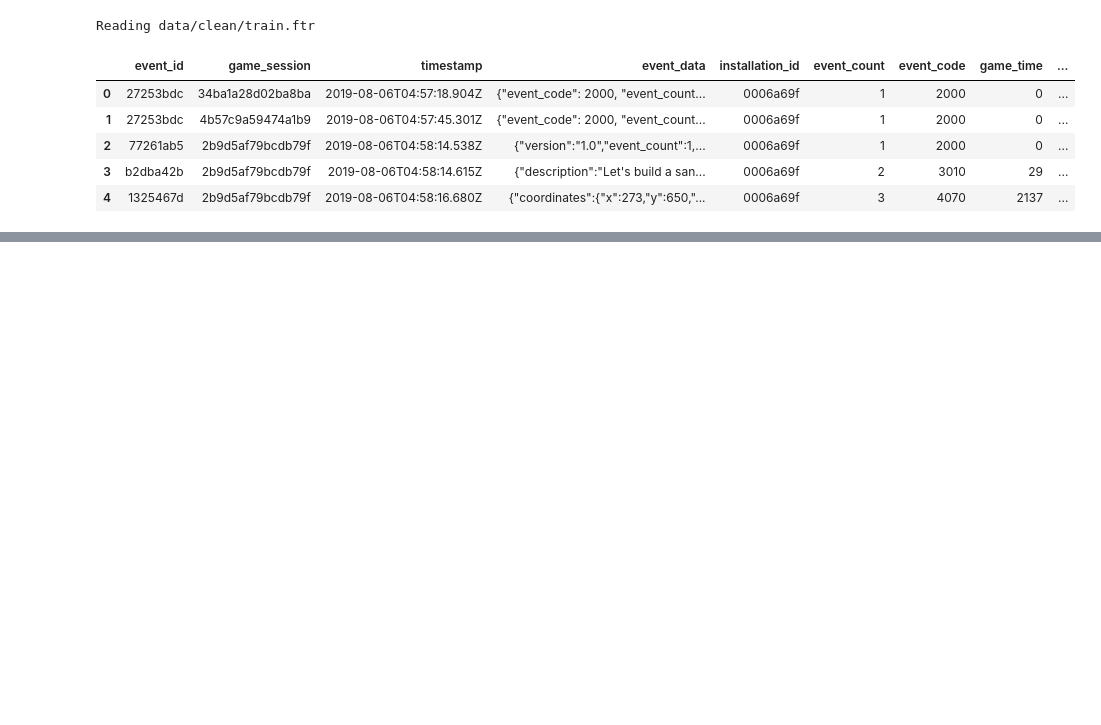
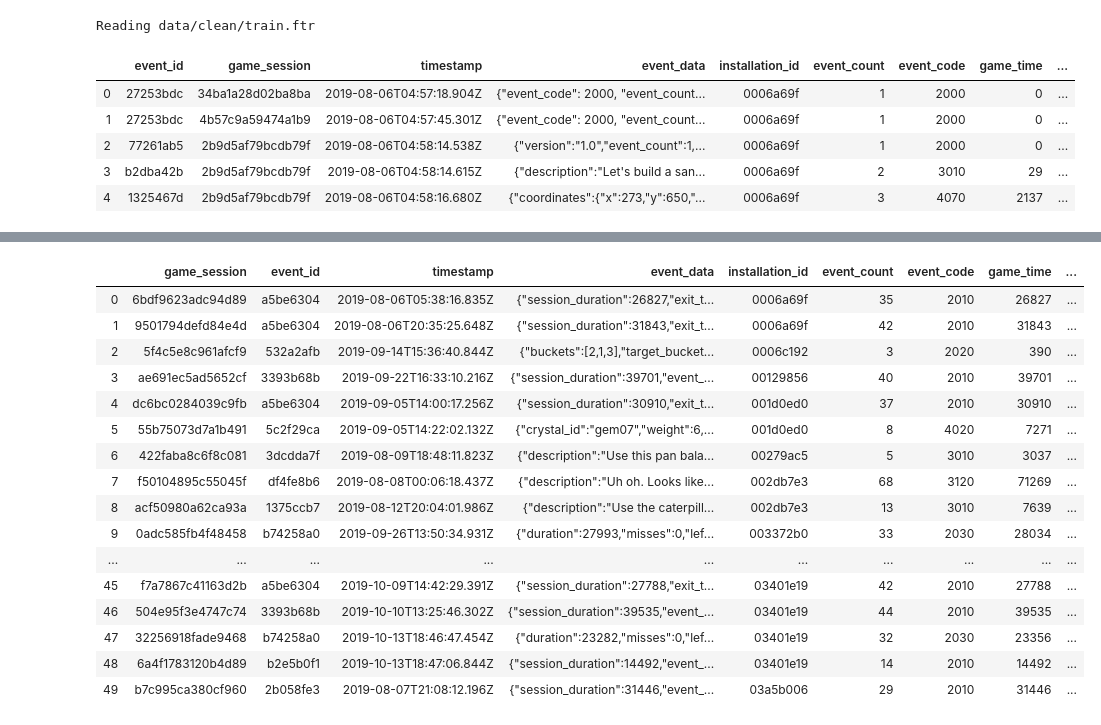
Before and after one commit to harupy/dsb2019, a Jupyter notebook: EDA/assessments.ipynb, the cells around one changed output, grey strips where cells are left out. Saved outputs shown, nothing was run; the diff lists cells and outputs as text; code cells hidden in the pictures; blank space fills up the shorter version.

```diff
--- a/EDA/assessments.ipynb
+++ b/EDA/assessments.ipynb
@@ -39,0 +109,28 @@ array(['Mushroom Sorter (Assessment)', 'Bird Measurer (Assessment)',
+# %%
+last_events = train.groupby('game_session', sort=False).last().reset_index()
+last_events['type_shifted'] = last_events['type'].shift(1)
+last_events['title_shifted'] = last_events['title'].shift(1)
+
+
+is_consecutive_assessment = last_events['type'].eq('Assessment') & last_events['type_shifted'].eq('Assessment')
+consecutive_assessments = last_events[is_consecutive_assessment]
+with_labels = pd.merge(consecutive_assessments, train_labels.drop('title', axis=1), how='left', on=on)
+with_labels.head(50)
+# %% [output]
+|  | game_session | event_id | timestamp | event_data | installation_id | event_count | event_code | game_time | ... |
+| 0 | 6bdf9623adc94d89 | a5be6304 | 2019-08-06T05:38:16.835Z | {"session_duration":26827,"exit_t... | 0006a69f | 35 | 2010 | 26827 | ... |
+| 1 | 9501794defd84e4d | a5be6304 | 2019-08-06T20:35:25.648Z | {"session_duration":31843,"exit_t... | 0006a69f | 42 | 2010 | 31843 | ... |
+| 2 | 5f4c5e8c961afcf9 | 532a2afb | 2019-09-14T15:36:40.844Z | {"buckets":[2,1,3],"target_bucket... | 0006c192 | 3 | 2020 | 390 | ... |
+| 3 | ae691ec5ad5652cf | 3393b68b | 2019-09-22T16:33:10.216Z | {"session_duration":39701,"event_... | 00129856 | 40 | 2010 | 39701 | ... |
+| 4 | dc6bc0284039c9fb | a5be6304 | 2019-09-05T14:00:17.256Z | {"session_duration":30910,"exit_t... | 001d0ed0 | 37 | 2010 | 30910 | ... |
+| 5 | 55b75073d7a1b491 | 5c2f29ca | 2019-09-05T14:22:02.132Z | {"crystal_id":"gem07","weight":6,... | 001d0ed0 | 8 | 4020 | 7271 | ... |
+| 6 | 422faba8c6f8c081 | 3dcdda7f | 2019-08-09T18:48:11.823Z | {"description":"Use this pan bala... | 00279ac5 | 5 | 3010 | 3037 | ... |
+| 7 | f50104895c55045f | df4fe8b6 | 2019-08-08T00:06:18.437Z | {"description":"Uh oh. Looks like... | 002db7e3 | 68 | 3120 | 71269 | ... |
+| 8 | acf50980a62ca93a | 1375ccb7 | 2019-08-12T20:04:01.986Z | {"description":"Use the caterpill... | 002db7e3 | 13 | 3010 | 7639 | ... |
+| 9 | 0adc585fb4f48458 | b74258a0 | 2019-09-26T13:50:34.931Z | {"duration":27993,"misses":0,"lef... | 003372b0 | 33 | 2030 | 28034 | ... |
+| ... | ... | ... | ... | ... | ... | ... | ... | ... | ... |
+| 45 | f7a7867c41163d2b | a5be6304 | 2019-10-09T14:42:29.391Z | {"session_duration":27788,"exit_t... | 03401e19 | 42 | 2010 | 27788 | ... |
+| 46 | 504e95f3e4747c74 | 3393b68b | 2019-10-10T13:25:46.302Z | {"session_duration":39535,"event_... | 03401e19 | 44 | 2010 | 39535 | ... |
+| 47 | 32256918fade9468 | b74258a0 | 2019-10-13T18:46:47.454Z | {"duration":23282,"misses":0,"lef... | 03401e19 | 32 | 2030 | 23356 | ... |
+| 48 | 6a4f1783120b4d89 | b2e5b0f1 | 2019-10-13T18:47:06.844Z | {"session_duration":14492,"event_... | 03401e19 | 14 | 2010 | 14492 | ... |
+| 49 | b7c995ca380cf960 | 2b058fe3 | 2019-08-07T21:08:12.196Z | {"session_duration":31446,"event_... | 03a5b006 | 29 | 2010 | 31446 | ... |
```
Also changed, not shown: parts of 9 cells of this notebook, 50 other files.
